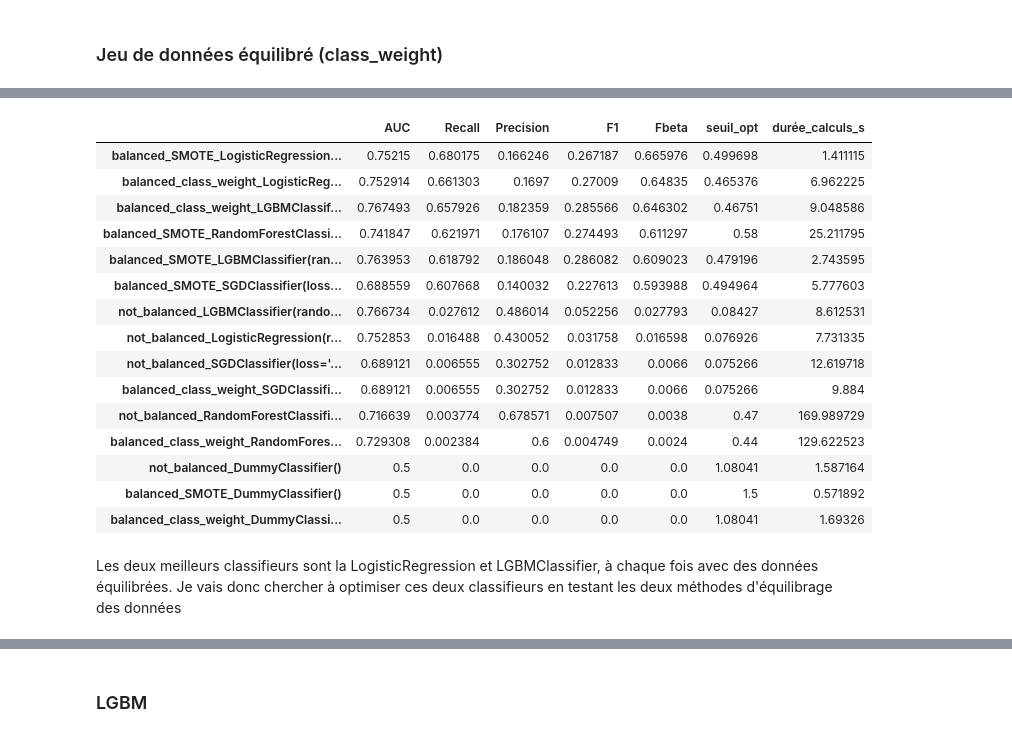
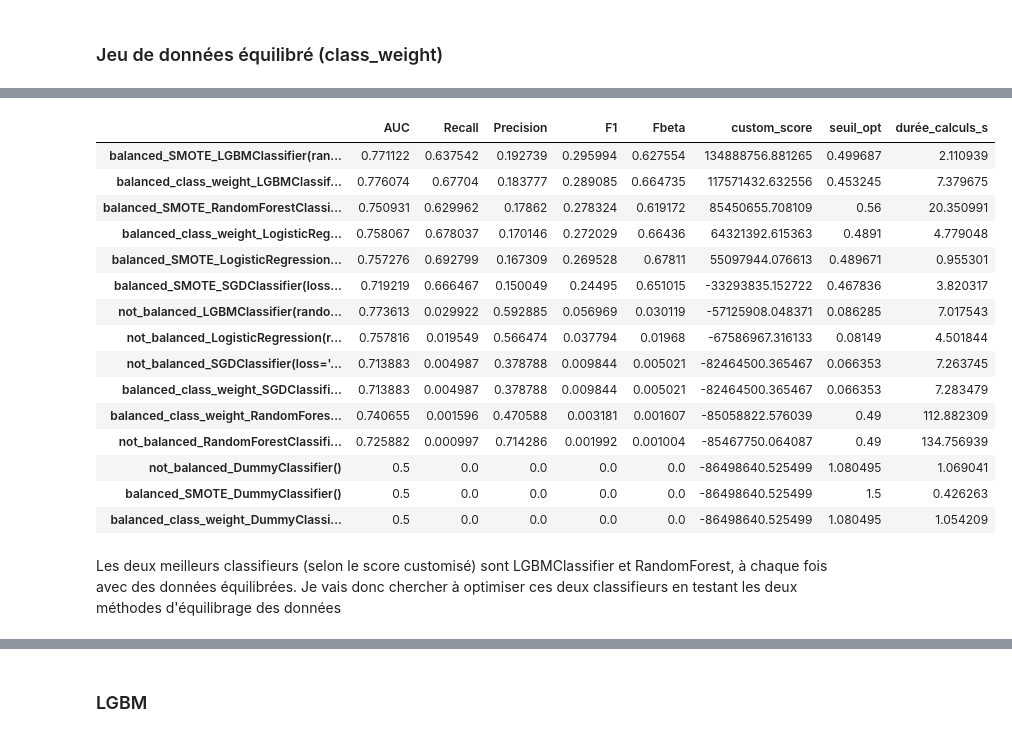
Before and after one commit to HDeBoissezon/P7, a Jupyter notebook: P7_Modelling.ipynb, the cells around one changed output, grey strips where cells are left out. Saved outputs shown, nothing was run; the diff lists cells and outputs as text; code cells hidden in the pictures.

```diff
--- a/P7_Modelling.ipynb
+++ b/P7_Modelling.ipynb
@@ -110,7 +139,7 @@ Notre échantillon d'entraînement contient 245741 individus avec 125 variables
 # %%
-from sklearn.impute import SimpleImputer
 # # mise en place du pipeline pour les données qualitatives
-quali_pipeline = make_pipeline(SimpleImputer(strategy='constant', fill_value='-1'))
+quali_pipeline = make_pipeline(SimpleImputer(
+    strategy='constant', fill_value='-1'))
 
 # mise en place du pipeline pour les données quantitatives
 quanti_pipeline = make_pipeline(StandardScaler())
@@ -119,7 +148,7 @@ liste_quanti = [
 
 # mise en place du preprocessor
 preprocessor = make_column_transformer((quanti_pipeline, liste_quanti),
-                                        (quali_pipeline, liste_quali))
+                                       (quali_pipeline, liste_quali))
 # %%
 set_config(display='diagram')
 preprocessor
@@ -179,5 +208,6 @@ ratio initial 1/0 : 0.088
 # %%
-oversampling = SMOTENC(sampling_strategy=.11, categorical_features=[0, 8], random_state=10)
+oversampling = SMOTENC(sampling_strategy=.11, categorical_features=[
+                       0, 8], random_state=10)
 undersampling = RandomUnderSampler(sampling_strategy=1, random_state=10)
 
 steps = [('over', oversampling), ('under', undersampling)]
@@ -374,5 +317,9 @@ Le coût d'un défaut de paiement (erreur de type II) représente 12 fois le gai
 # %%
-def custom_metric(y_pred, y_true):
+dict_param = {'gain_si_rembourse': gain_si_rembourse,
+              'perte_si_non_rembourse': perte_si_non_rembourse}
+
+
+def custom_metric(y_true, y_pred, dict_param=dict_param):
     '''
     metrique basée sur les caractéristiques d'un prêt moyen, à savoir :
     gain si remboursé = 18069.6
@@ -380,16 +327,20 @@ def custom_metric(y_pred, y_true):
     score = TN * gain - FP * gain - FN * perte + 0 * TP
     plus le score est grand, plus la banque gagne de l'argent
     '''
-    df = pd.DataFrame(y_pred, y_true).reset_index()
-    df.columns = ['Target', 'y_pred']
+    df = pd.DataFrame({'Target': y_true, 'y_pred': y_pred})
 
     masque_TN = (df.Target == 0) & (df.y_pred == 0)
-    # masque_TP = (df.Target == 1) & (df.y_pred == 1)
     masque_FP = (df.Target == 0) & (df.y_pred == 1)
     masque_FN = (df.Target == 1) & (df.y_pred == 0)
 
-    score = gain_si_rembourse * (masque_TN.sum() - masque_FP.sum()) - perte_si_non_rembourse * masque_FN.sum()
+    gain_si_rembourse = dict_param['gain_si_rembourse']
+    perte_si_non_rembourse = dict_param['perte_si_non_rembourse']
+
+    score = gain_si_rembourse * \
+        (masque_TN.sum() - masque_FP.sum()) - \
+        perte_si_non_rembourse * masque_FN.sum()
 
     return score
 
-custom_score = make_scorer(custom_metric)
+
+custom_score = make_scorer(custom_metric, dict_param=dict_param)
@@ -804,5 +857,6 @@ auc : 0.764
 # %%
-model = LGBMClassifier(random_state=10, class_weight={0: 1, 1: weight_positive})
+model = LGBMClassifier(random_state=10, class_weight={
+                       0: 1, 1: weight_positive})
 lgbm = make_pipeline(preprocessor, model)
 
 resultats_choix_model = affichage_resultats(
@@ -828,23 +883,23 @@ auc : 0.767
 [figure]
 # %%
-resultats_choix_model.sort_values(by="Fbeta", ascending=False)
+resultats_choix_model.sort_values(by="custom_score", ascending=False)
 # %% [output]
-|  | AUC | Recall | Precision | F1 | Fbeta | seuil_opt | durée_calculs_s |
-| balanced_SMOTE_LogisticRegression... | 0.75215 | 0.680175 | 0.166246 | 0.267187 | 0.665976 | 0.499698 | 1.411115 |
-| balanced_class_weight_LogisticReg... | 0.752914 | 0.661303 | 0.1697 | 0.27009 | 0.64835 | 0.465376 | 6.962225 |
-| balanced_class_weight_LGBMClassif... | 0.767493 | 0.657926 | 0.182359 | 0.285566 | 0.646302 | 0.46751 | 9.048586 |
-| balanced_SMOTE_RandomForestClassi... | 0.741847 | 0.621971 | 0.176107 | 0.274493 | 0.611297 | 0.58 | 25.211795 |
-| balanced_SMOTE_LGBMClassifier(ran... | 0.763953 | 0.618792 | 0.186048 | 0.286082 | 0.609023 | 0.479196 | 2.743595 |
-| balanced_SMOTE_SGDClassifier(loss... | 0.688559 | 0.607668 | 0.140032 | 0.227613 | 0.593988 | 0.494964 | 5.777603 |
-| not_balanced_LGBMClassifier(rando... | 0.766734 | 0.027612 | 0.486014 | 0.052256 | 0.027793 | 0.08427 | 8.612531 |
-| not_balanced_LogisticRegression(r... | 0.752853 | 0.016488 | 0.430052 | 0.031758 | 0.016598 | 0.076926 | 7.731335 |
-| not_balanced_SGDClassifier(loss='... | 0.689121 | 0.006555 | 0.302752 | 0.012833 | 0.0066 | 0.075266 | 12.619718 |
-| balanced_class_weight_SGDClassifi... | 0.689121 | 0.006555 | 0.302752 | 0.012833 | 0.0066 | 0.075266 | 9.884 |
-| not_balanced_RandomForestClassifi... | 0.716639 | 0.003774 | 0.678571 | 0.007507 | 0.0038 | 0.47 | 169.989729 |
-| balanced_class_weight_RandomFores... | 0.729308 | 0.002384 | 0.6 | 0.004749 | 0.0024 | 0.44 | 129.622523 |
-| not_balanced_DummyClassifier() | 0.5 | 0.0 | 0.0 | 0.0 | 0.0 | 1.08041 | 1.587164 |
-| balanced_SMOTE_DummyClassifier() | 0.5 | 0.0 | 0.0 | 0.0 | 0.0 | 1.5 | 0.571892 |
-| balanced_class_weight_DummyClassi... | 0.5 | 0.0 | 0.0 | 0.0 | 0.0 | 1.08041 | 1.69326 |
+|  | AUC | Recall | Precision | F1 | Fbeta | custom_score | seuil_opt | durée_calculs_s |
+| balanced_SMOTE_LGBMClassifier(ran... | 0.771122 | 0.637542 | 0.192739 | 0.295994 | 0.627554 | 134888756.881265 | 0.499687 | 2.110939 |
+| balanced_class_weight_LGBMClassif... | 0.776074 | 0.67704 | 0.183777 | 0.289085 | 0.664735 | 117571432.632556 | 0.453245 | 7.379675 |
+| balanced_SMOTE_RandomForestClassi... | 0.750931 | 0.629962 | 0.17862 | 0.278324 | 0.619172 | 85450655.708109 | 0.56 | 20.350991 |
+| balanced_class_weight_LogisticReg... | 0.758067 | 0.678037 | 0.170146 | 0.272029 | 0.66436 | 64321392.615363 | 0.4891 | 4.779048 |
+| balanced_SMOTE_LogisticRegression... | 0.757276 | 0.692799 | 0.167309 | 0.269528 | 0.67811 | 55097944.076613 | 0.489671 | 0.955301 |
+| balanced_SMOTE_SGDClassifier(loss... | 0.719219 | 0.666467 | 0.150049 | 0.24495 | 0.651015 | -33293835.152722 | 0.467836 | 3.820317 |
+| not_balanced_LGBMClassifier(rando... | 0.773613 | 0.029922 | 0.592885 | 0.056969 | 0.030119 | -57125908.048371 | 0.086285 | 7.017543 |
+| not_balanced_LogisticRegression(r... | 0.757816 | 0.019549 | 0.566474 | 0.037794 | 0.01968 | -67586967.316133 | 0.08149 | 4.501844 |
+| not_balanced_SGDClassifier(loss='... | 0.713883 | 0.004987 | 0.378788 | 0.009844 | 0.005021 | -82464500.365467 | 0.066353 | 7.263745 |
+| balanced_class_weight_SGDClassifi... | 0.713883 | 0.004987 | 0.378788 | 0.009844 | 0.005021 | -82464500.365467 | 0.066353 | 7.283479 |
+| balanced_class_weight_RandomFores... | 0.740655 | 0.001596 | 0.470588 | 0.003181 | 0.001607 | -85058822.576039 | 0.49 | 112.882309 |
+| not_balanced_RandomForestClassifi... | 0.725882 | 0.000997 | 0.714286 | 0.001992 | 0.001004 | -85467750.064087 | 0.49 | 134.756939 |
+| not_balanced_DummyClassifier() | 0.5 | 0.0 | 0.0 | 0.0 | 0.0 | -86498640.525499 | 1.080495 | 1.069041 |
+| balanced_SMOTE_DummyClassifier() | 0.5 | 0.0 | 0.0 | 0.0 | 0.0 | -86498640.525499 | 1.5 | 0.426263 |
+| balanced_class_weight_DummyClassi... | 0.5 | 0.0 | 0.0 | 0.0 | 0.0 | -86498640.525499 | 1.080495 | 1.054209 |
 # %% [markdown]
- Les deux meilleurs classifieurs sont la LogisticRegression et LGBMClassifier, à chaque fois avec des données équilibrées. Je vais donc chercher à optimiser ces deux classifieurs en testant les deux méthodes d'équilibrage des données
+  Les deux meilleurs classifieurs (selon le score customisé) sont LGBMClassifier et RandomForest, à chaque fois avec des données équilibrées. Je vais donc chercher à optimiser ces deux classifieurs en testant les deux méthodes d'équilibrage des données
 # %% [markdown]
```
Also changed, not shown: parts of 94 cells of this notebook, 3 other files.
